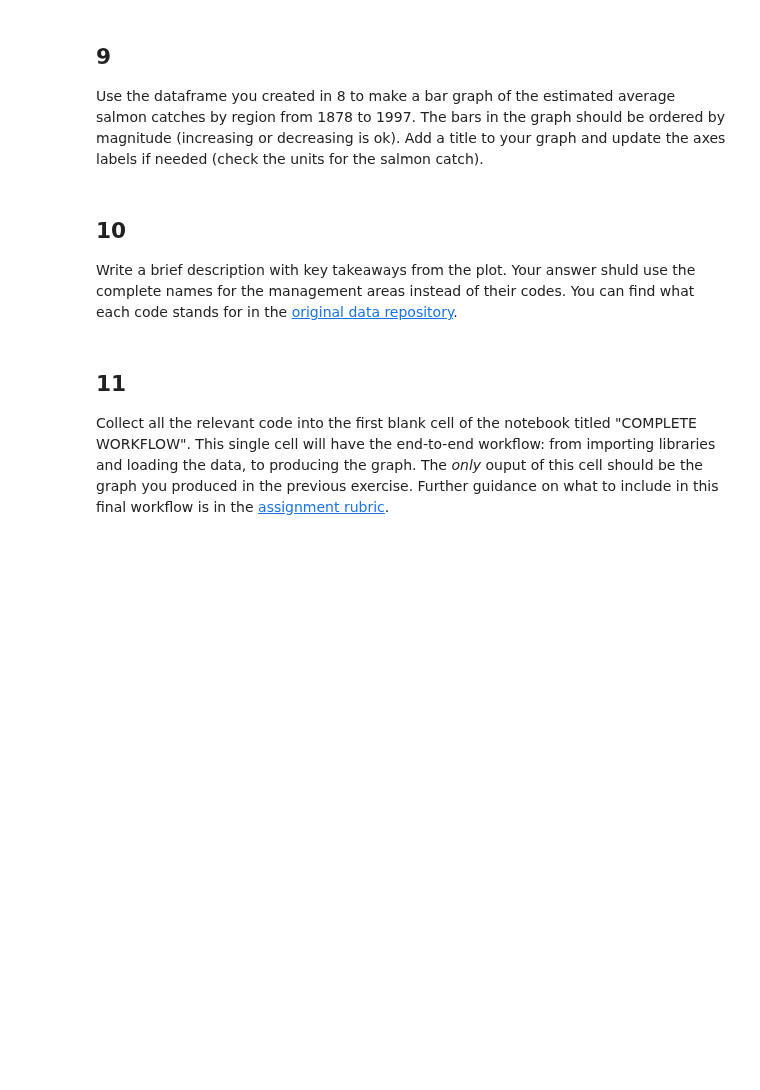
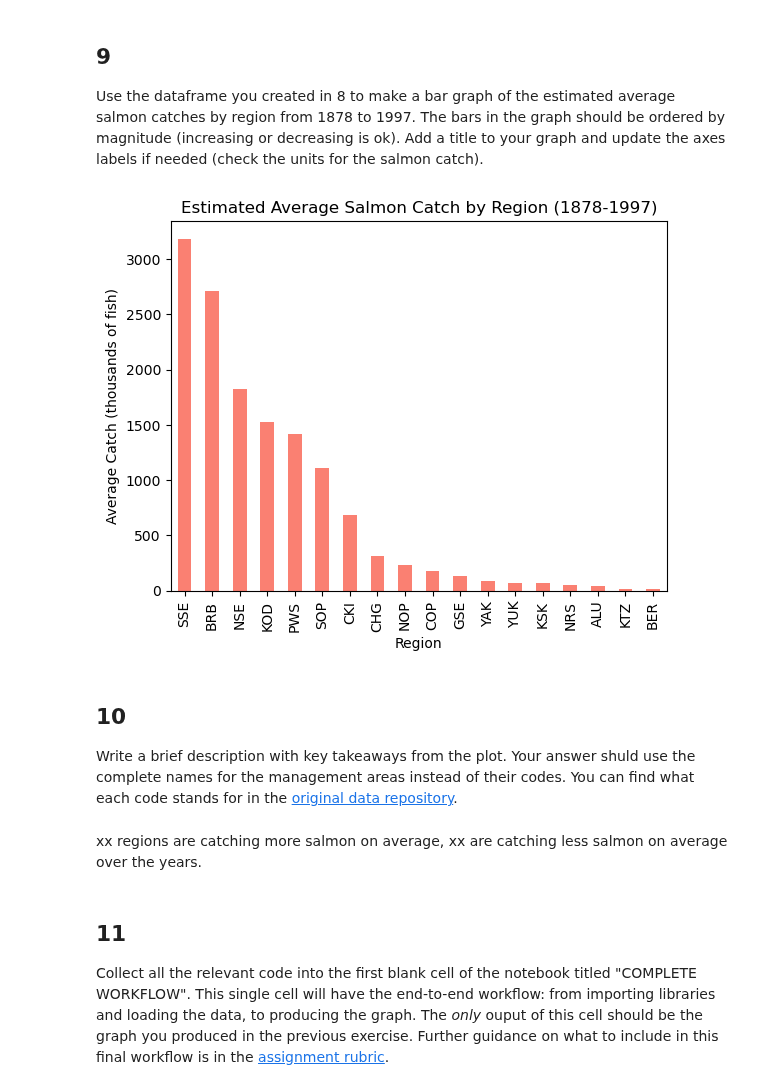
Before and after one commit to avarobillard/eds220-hwk2, a Jupyter notebook: task2/hwk2-task2-salmon.ipynb, the cells around one changed output. Cells and saved outputs as stored; diff of their text form; code cells hidden in the pictures; blank space fills up the shorter version.

```diff
--- a/task2/hwk2-task2-salmon.ipynb
+++ b/task2/hwk2-task2-salmon.ipynb
@@ -207,3 +208,6 @@ In the next cell:
 2. Access the row you updated to verify the value was changed and store this singe row in the `catch_1` variable.
 # %% [markdown]
 <!-- BEGIN QUESTION -->
+# %%
+# Replace the value I in the catch column with 1 and update data frame
+catch_data['Catch'] = catch_data['Catch'].replace('I', 1)
@@ -227,0 +235,7 @@ catch_column_type
+# %%
+# Update catch column to type int64
+catch_data['Catch'] = catch_data['Catch'].astype('int64')
+
+# Check type of catch column and store as variable
+catch_column_type = catch_data['Catch'].dtype
+catch_column_type
@@ -237,0 +253,4 @@ avg_region
+# %%
+# Calculate average salmon catch per region
+avg_region = catch_data.groupby('Region')['Catch'].mean()
+avg_region
@@ -245,6 +287,14 @@ grader.check("q8")
 ## 9
 
 Use the dataframe you created in 8 to make a bar graph of the estimated average salmon catches by region from 1878 to 1997. The bars in the graph should be ordered by magnitude (increasing or decreasing is ok). Add a title  to your graph and update the axes labels if needed (check the units for the salmon catch).
+# %%
+# Create bar graph of estimated average salmon catches by region
+regional_catch = avg_region.sort_values(ascending = False).plot(kind = 'bar',
+                                                                title = "Estimated Average Salmon Catch by Region (1878-1997)",
+                                                                ylabel = "Average Catch (thousands of fish)",
+                                                                color = "salmon")
+# %% [output]
+[figure, added]
 # %% [markdown]
 <!-- END QUESTION -->
 
@@ -253,6 +303,8 @@ Use the dataframe you created in 8 to make a bar graph of the estimated average
 ## 10
 
 Write a brief description with key takeaways from the plot. Your answer shuld use the complete names for the management areas instead of their codes. You can find what each code stands for in the [original data repository](https://knb.ecoinformatics.org/view/df35b.304.2#df35b.303.1).
+# %% [markdown]
+xx regions are catching more salmon on average, xx are catching less salmon on average over the years.
 # %% [markdown]
 <!-- END QUESTION -->
 
```
Also changed, not shown: parts of 11 cells of this notebook.
